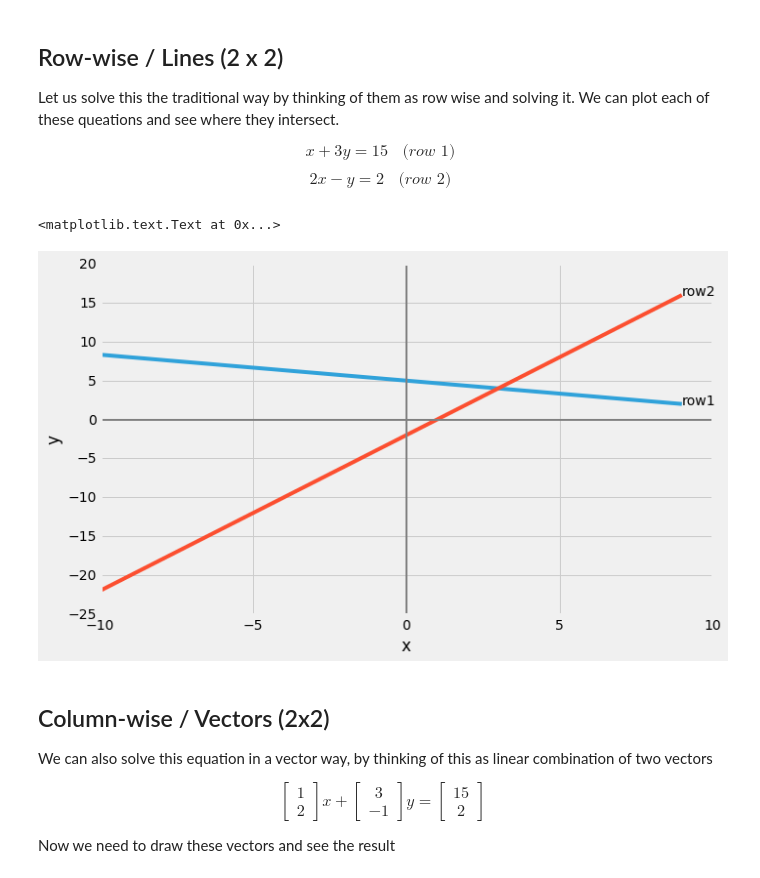
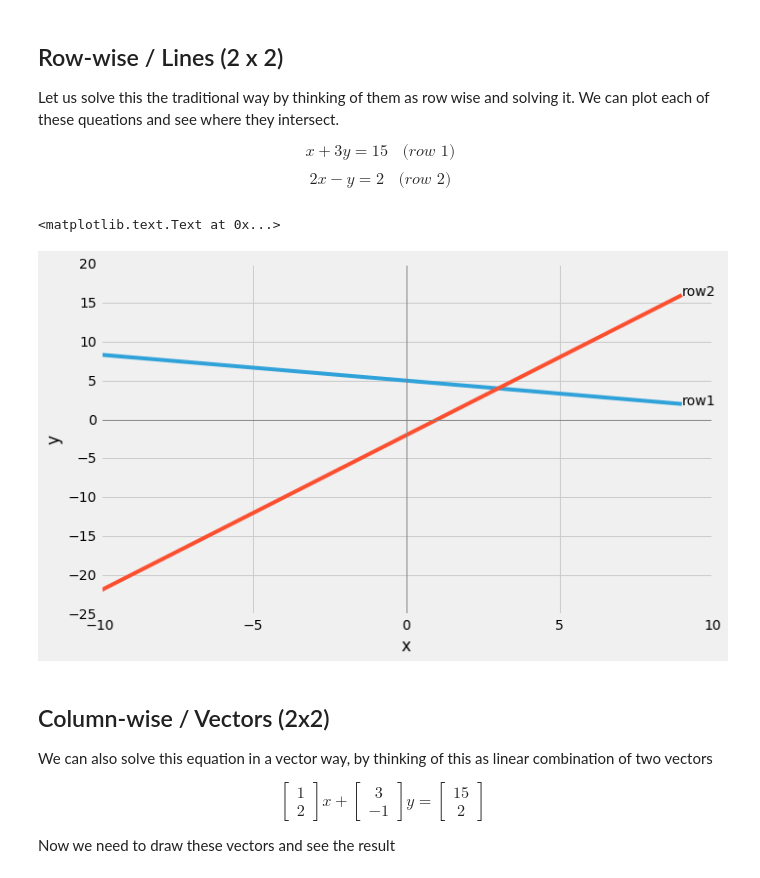
Before and after one commit to amitkaps/hackermath, a Jupyter notebook: Module_2_linear_algebra_inverse.ipynb, the cells around one changed output. Drawn from its saved outputs; the diff is of its cells as text; code cells hidden in the pictures.

```diff
--- a/Module_2_linear_algebra.ipynb
+++ b/Module_2_linear_algebra_inverse.ipynb
@@ -51,23 +55,23 @@ plt.rcParams['figure.figsize'] = (10, 6)
 # %%
 x = np.arange(-10, 10, 1)
 
 y1 = (15 - x)/3
 y2 = (2 - 2*x)/-1
 
 plt.plot(x, y1)
 plt.text(x[-1], y1[-1], 'row1')
 
 plt.plot(x, y2)
 plt.text(x[-1], y2[-1], 'row2')
 
-plt.axhline(0, color='grey', linewidth=2)
-plt.axvline(0, color='grey', linewidth=2)
+plt.axhline(0, color='grey', linewidth=1)
+plt.axvline(0, color='grey', linewidth=1)
 
 plt.xlabel('x')
 plt.ylabel('y')
 # %% [output]
 <matplotlib.text.Text at 0x...>
-[figure, old version]
+[figure, new version]
 # %% [markdown]
 ## Column-wise  / Vectors (2x2)
 
```
Also changed, not shown: parts of 6 cells of this notebook, 1 other file.
